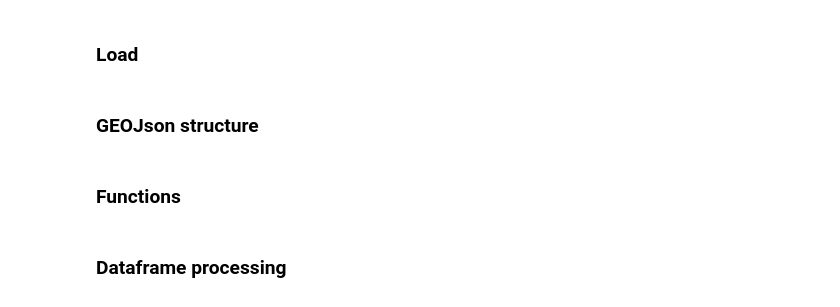
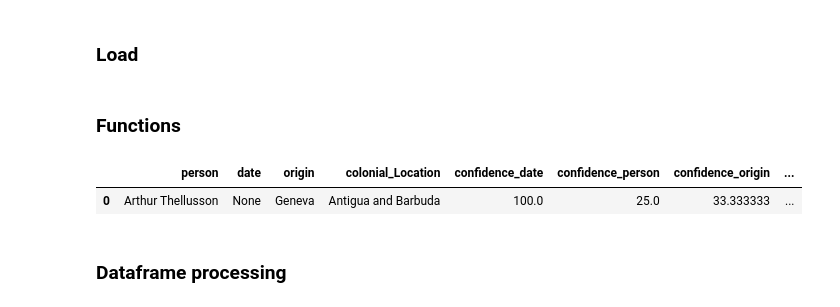
Before and after one commit to ych-wang/Colonial-heritage-in-Switzerland, a Jupyter notebook: GeoJson.ipynb, the cells around one changed output. Cells and saved outputs as stored; diff of their text form; code cells hidden in the pictures.

```diff
--- a/GeoJson.ipynb
+++ b/GeoJson.ipynb
@@ -25,8 +25,6 @@ caricom = DATA_FOLDER +'Caricom_Archive.txt'
 # %%
 df = pd.read_pickle("./caricom_with_geoid.pkl")
 #df.iloc[60:80]
-# %% [markdown]
-### GEOJson structure
 # %% [markdown]
 ### Functions
 # %%
@@ -43,6 +41,11 @@ def add_person(person_name):
     '''
     geojson_structure['properties']['person'] =  person_name
     return geojson_structure
+# %%
+df.head(1)
+# %% [output]
+|  | person | date | origin | colonial_Location | confidence_date | confidence_person | confidence_origin | ... |
+| 0 | Arthur Thellusson | None | Geneva | Antigua and Barbuda | 100.0 | 25.0 | 33.333333 | ... |
 # %% [markdown]
 ### Dataframe processing
 # %%
```
Also changed, not shown: parts of 6 cells of this notebook.
